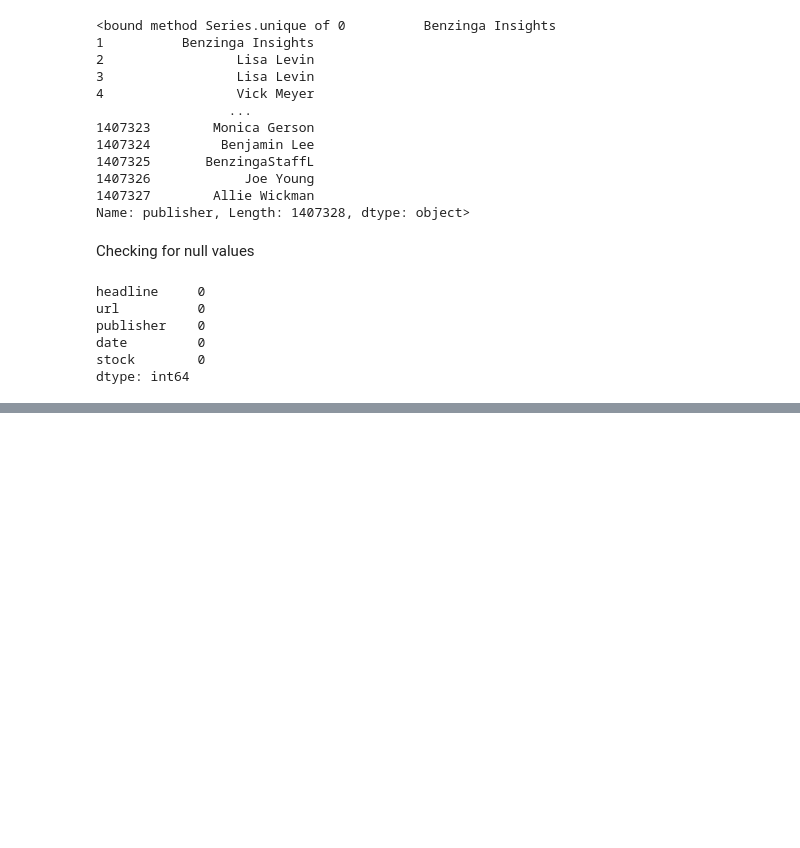
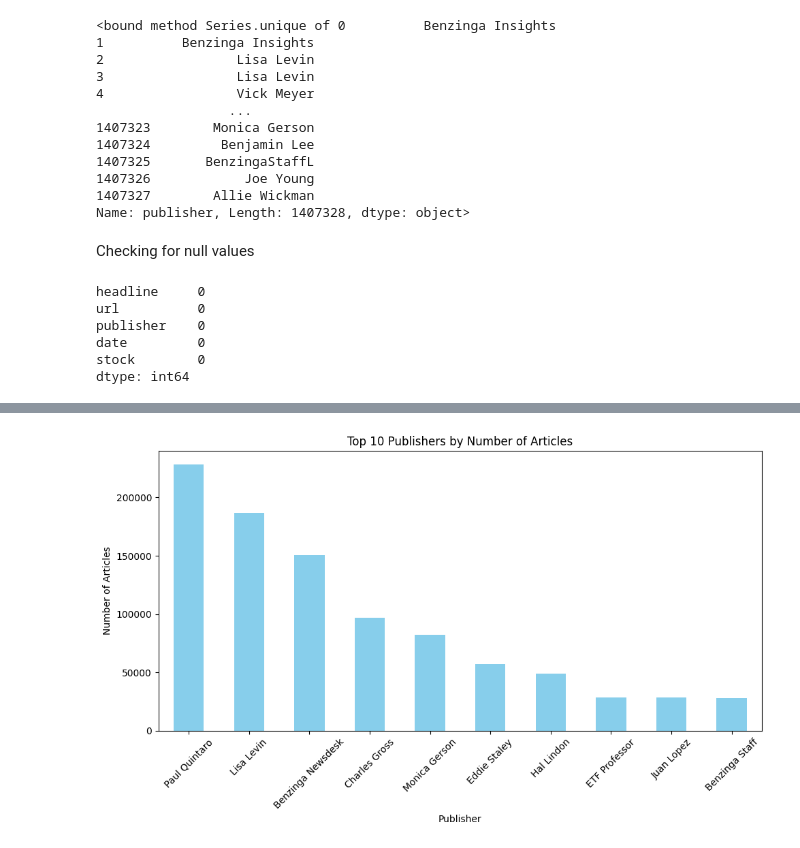
Before and after one commit to mussewold/kaim-week-1, a Jupyter notebook: notebooks/task-1.ipynb, the cells around one changed output, grey strips where cells are left out. Drawn from its saved outputs; the diff is of its cells as text; code cells hidden in the pictures; blank space fills up the shorter version.

```diff
--- a/notebooks/task-1.ipynb
+++ b/notebooks/task-1.ipynb
@@ -75,0 +84,6 @@ df.head()
+# %%
+# Count articles per publisher
+publisher_counts = df['publisher'].value_counts()
+
+# Display the top publishers
+print(publisher_counts.head(10))
@@ -75,0 +103,4 @@ df.head()
+# %%
+plot.plot_top_publishers(publisher_counts)
+# %% [output]
+[figure, added]
```
Also changed, not shown: parts of 5 cells of this notebook, 1 other file.
